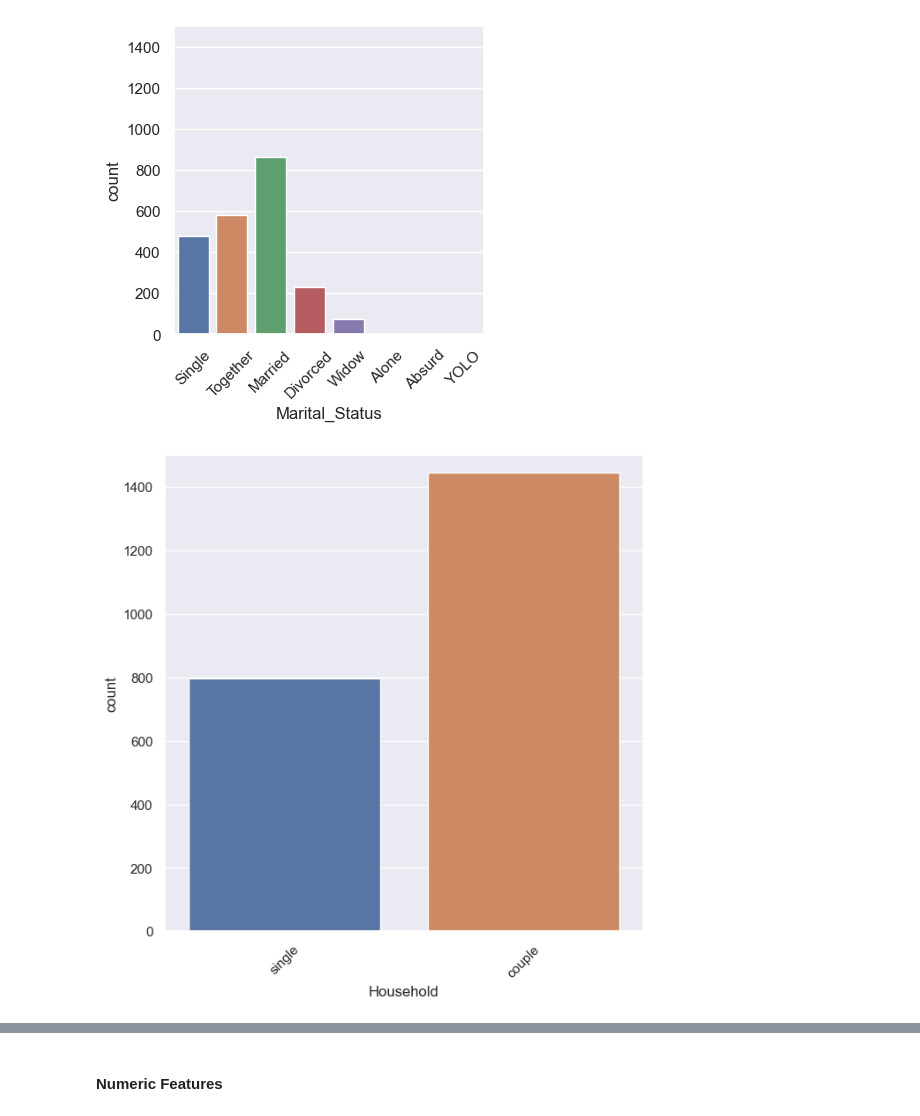
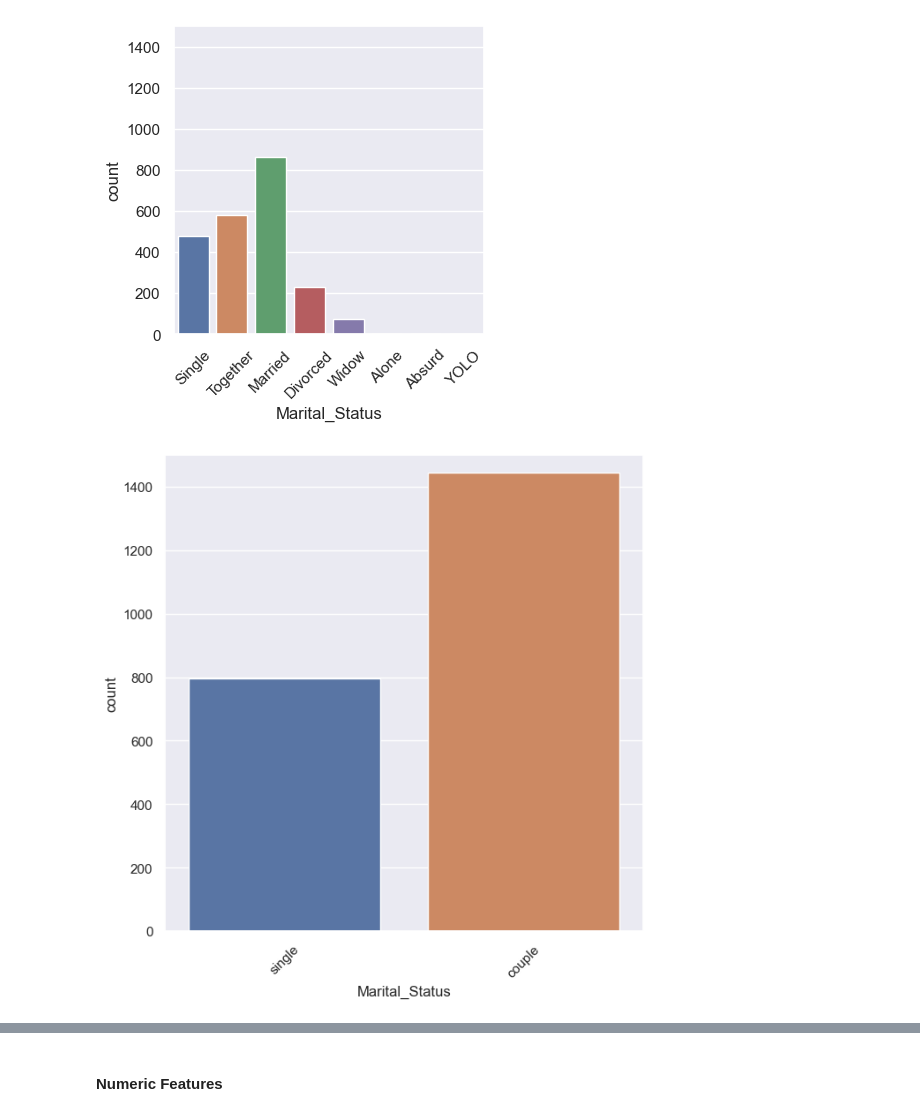
Before and after one commit to livia360/Capstone_project, a Jupyter notebook: 01_Data_Wrangling.ipynb, the cells around one changed output, grey strips where cells are left out. Saved outputs shown, nothing was run; the diff lists cells and outputs as text; code cells hidden in the pictures.

```diff
--- a/01_Data_Wrangling.ipynb
+++ b/01_Data_Wrangling.ipynb
@@ -193,6 +190,6 @@ plt.show()
 [figure]
 # %%
 # combine the "Basic" and "2n Cycle" education level into an "Undergraduate" level
-df['Edu'] = df.Education.replace({"Basic":"Undergrad","2n Cycle":"Undergrad",
-                                            "Graduation":"Grad", "Master":"Postgrad","PhD":"Postgrad"})
+df['Education'] = df.Education.replace({"Basic":"Undergrad","2n Cycle":"Undergrad",
+                                            "Graduation":"Undergrad", "Master":"Postgrad","PhD":"Postgrad"})
 # %%
@@ -224,14 +223,15 @@ plt.show();
 [figure]
 # %%
 # use 'single' and 'couple' in relationships
-df['Household'] = df.Marital_Status.replace({"Married":"couple","Together":"couple",
+df['Marital_Status'] = df.Marital_Status.replace({"Married":"couple","Together":"couple",
                                              "Absurd":"single","Widow":"single",
                                              "YOLO":"single","Divorced":"single", "Single":"single", "Alone":"single"})
 # %%
-sns.countplot(x=df.Household)
-sns.set(rc={'figure.figsize':(4,4)})
+#plot
+sns.countplot(x=df.Marital_Status)
+sns.set(rc={'figure.figsize':(3,3)})
 plt.xticks(rotation='45')
 plt.ylim(0,1500)
 plt.show();
 # %% [output]
-[figure, old version]
+[figure, new version]
```
Also changed, not shown: parts of 50 cells of this notebook.
